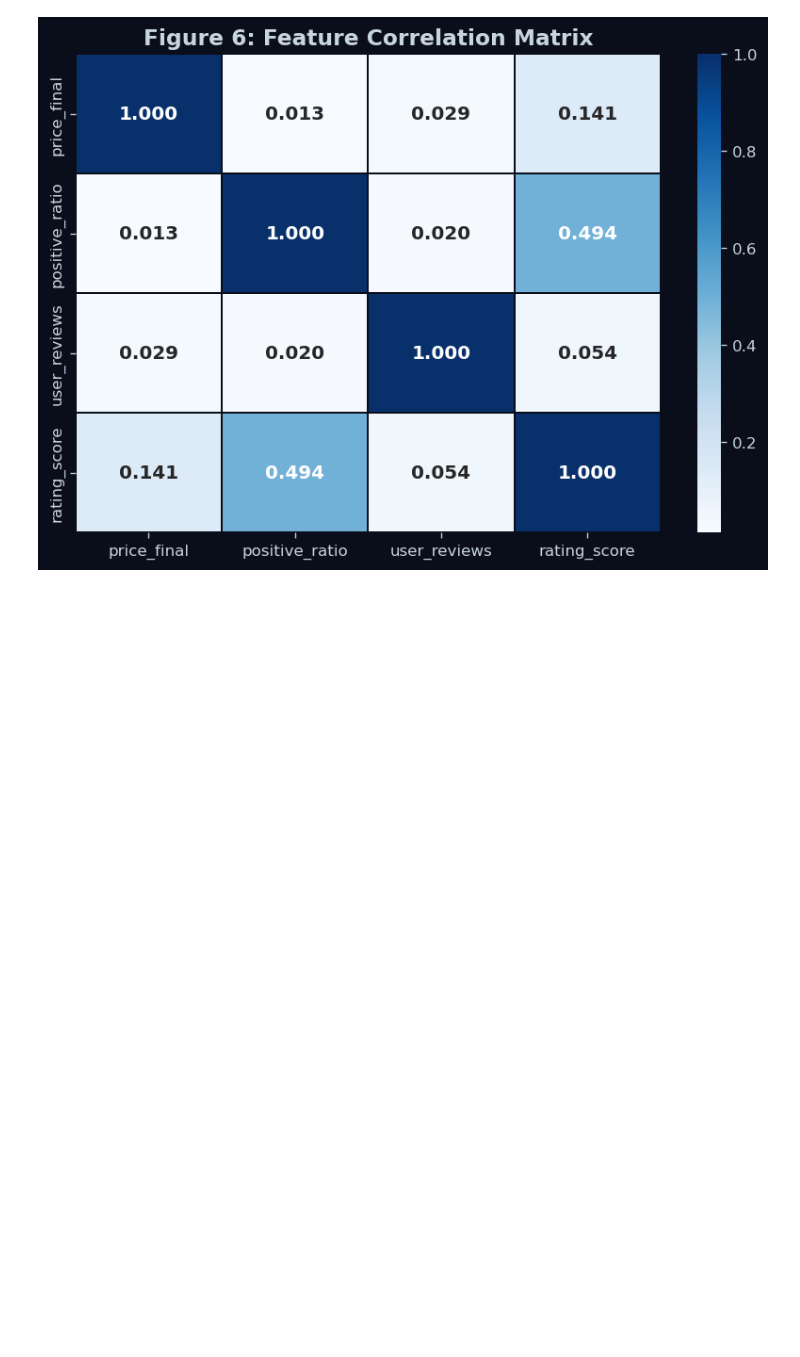
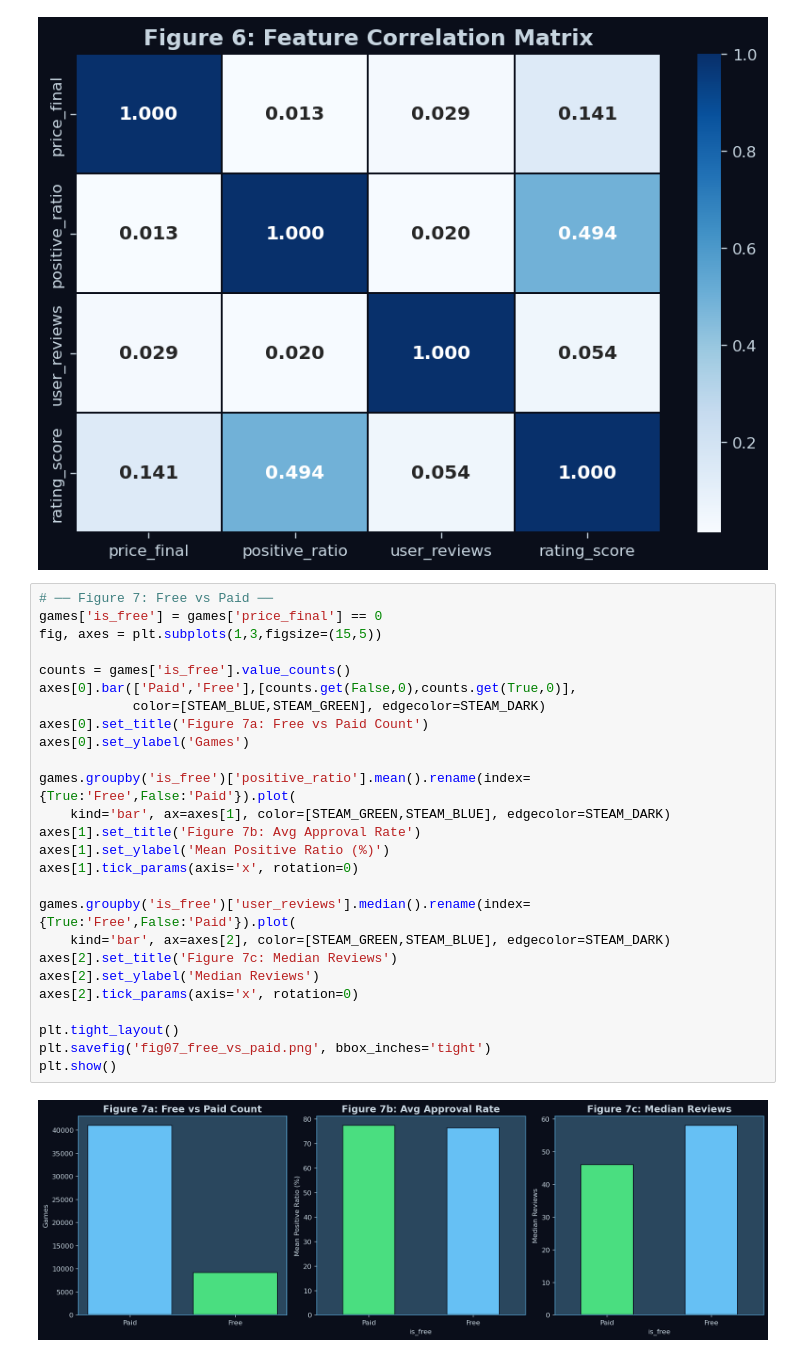
Before and after one commit to keshabbhattarai126/GamesRecommendationOnSteam, a Jupyter notebook: steam_game_recommender.ipynb, the cells around one changed output. Saved outputs shown, nothing was run; the diff lists cells and outputs as text; blank space fills up the shorter version.

Commit message:
free vs paid insights

```diff
--- a/steam_game_recommender.ipynb
+++ b/steam_game_recommender.ipynb
@@ -265,3 +265,31 @@ plt.savefig('fig06_correlation_heatmap.png', bbox_inches='tight')
 plt.show()
 # %% [output]
 [figure]
+# %%
+# ── Figure 7: Free vs Paid ──
+games['is_free'] = games['price_final'] == 0
+fig, axes = plt.subplots(1,3,figsize=(15,5))
+
+counts = games['is_free'].value_counts()
+axes[0].bar(['Paid','Free'],[counts.get(False,0),counts.get(True,0)],
+            color=[STEAM_BLUE,STEAM_GREEN], edgecolor=STEAM_DARK)
+axes[0].set_title('Figure 7a: Free vs Paid Count')
+axes[0].set_ylabel('Games')
+
+games.groupby('is_free')['positive_ratio'].mean().rename(index={True:'Free',False:'Paid'}).plot(
+    kind='bar', ax=axes[1], color=[STEAM_GREEN,STEAM_BLUE], edgecolor=STEAM_DARK)
+axes[1].set_title('Figure 7b: Avg Approval Rate')
+axes[1].set_ylabel('Mean Positive Ratio (%)')
+axes[1].tick_params(axis='x', rotation=0)
+
+games.groupby('is_free')['user_reviews'].median().rename(index={True:'Free',False:'Paid'}).plot(
+    kind='bar', ax=axes[2], color=[STEAM_GREEN,STEAM_BLUE], edgecolor=STEAM_DARK)
+axes[2].set_title('Figure 7c: Median Reviews')
+axes[2].set_ylabel('Median Reviews')
+axes[2].tick_params(axis='x', rotation=0)
+
+plt.tight_layout()
+plt.savefig('fig07_free_vs_paid.png', bbox_inches='tight')
+plt.show()
+# %% [output]
+[figure, added]
```
